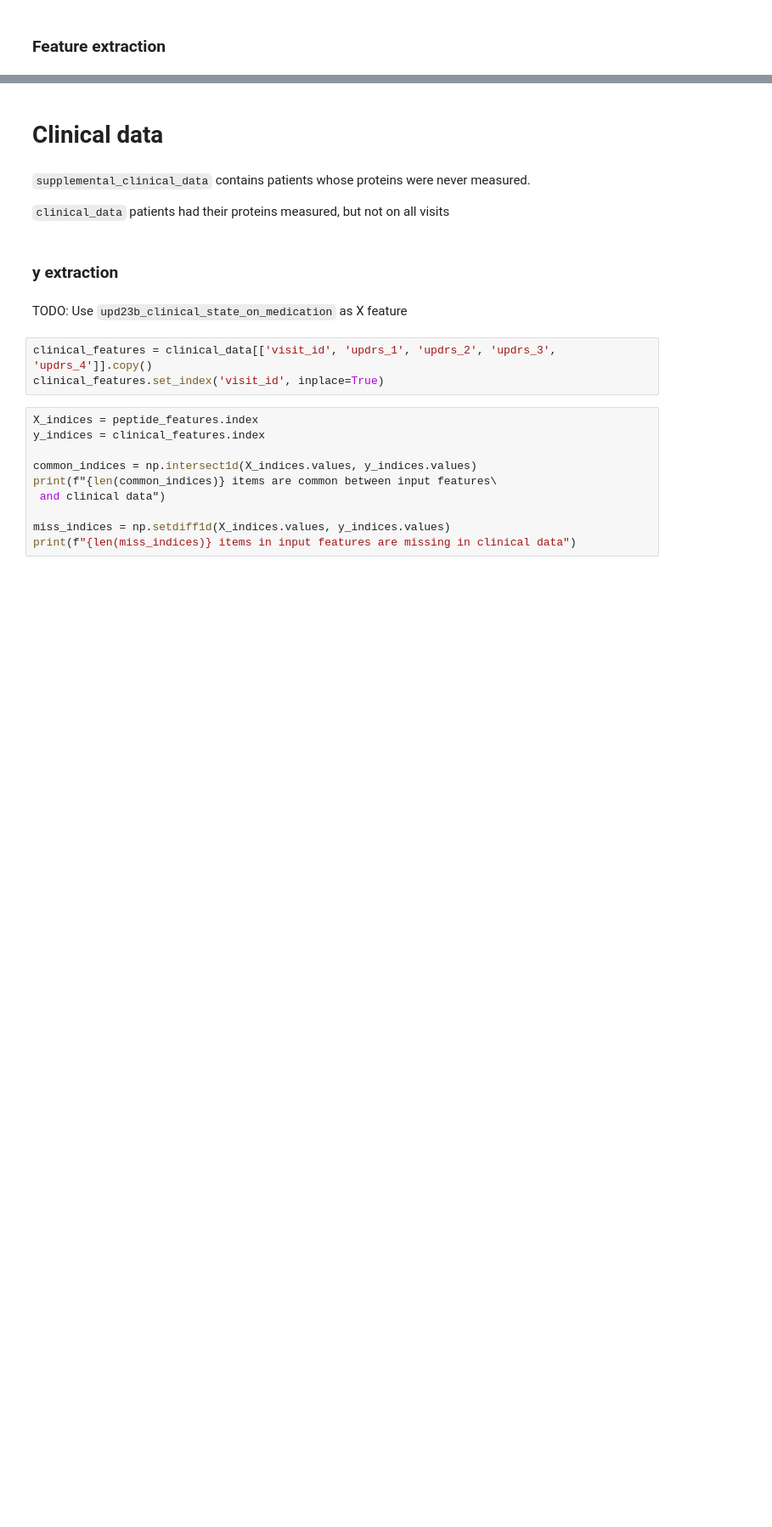
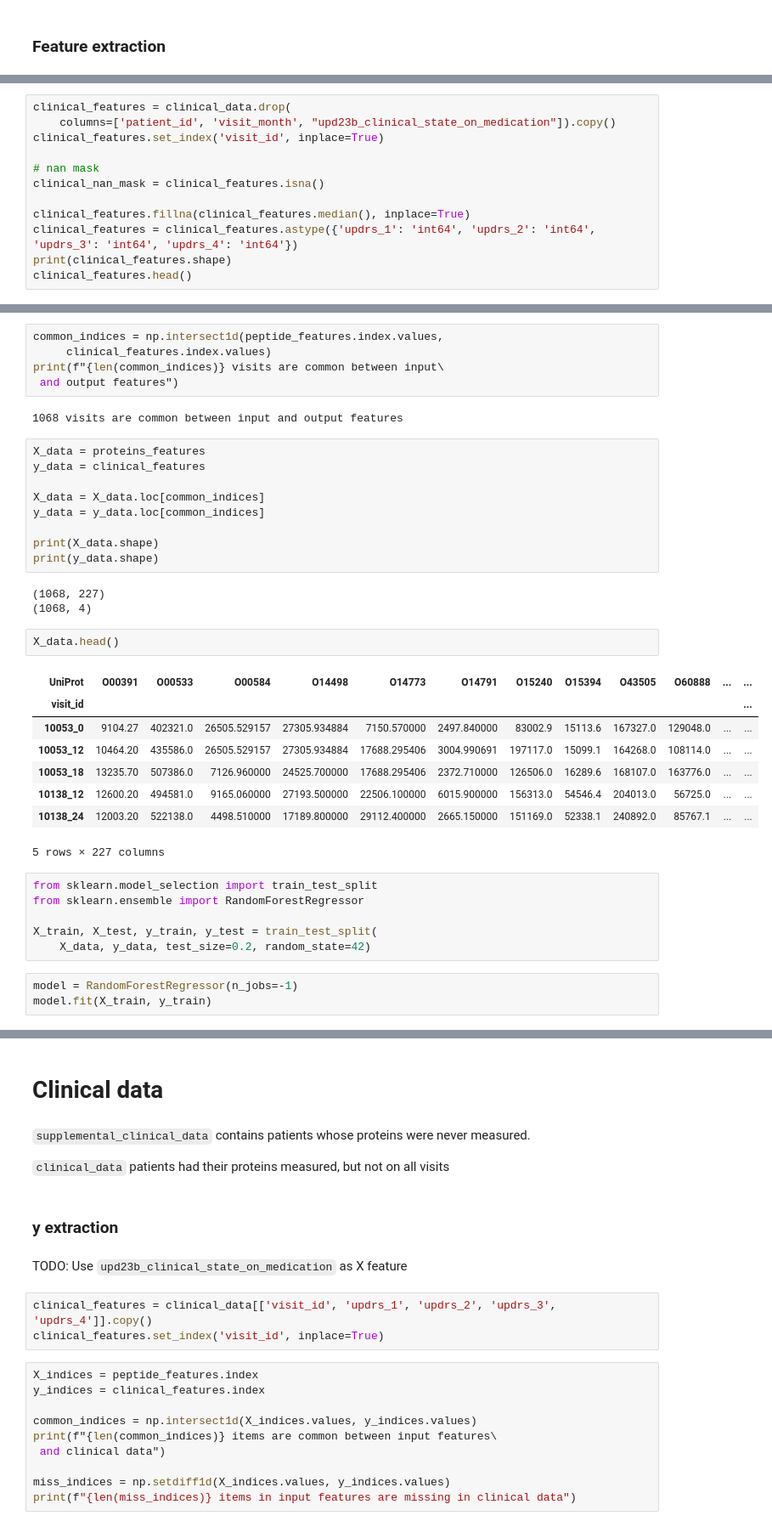
Before and after one commit to prithvidasgupta/si-618-parkinson-prediction, a Jupyter notebook: main.ipynb, the cells around one changed output, grey strips where cells are left out. Shown at 85% size. Cells and saved outputs as stored; diff of their text form; blank space fills up the shorter version.

```diff
--- a/main.ipynb
+++ b/main.ipynb
@@ -105,0 +65,12 @@ X_pca.shape
+# %%
+clinical_features = clinical_data.drop(
+    columns=['patient_id', 'visit_month', "upd23b_clinical_state_on_medication"]).copy()
+clinical_features.set_index('visit_id', inplace=True)
+
+# nan mask
+clinical_nan_mask = clinical_features.isna()
+
+clinical_features.fillna(clinical_features.median(), inplace=True)
+clinical_features = clinical_features.astype({'updrs_1': 'int64', 'updrs_2': 'int64', 'updrs_3': 'int64', 'updrs_4': 'int64'})
+print(clinical_features.shape)
+clinical_features.head()
@@ -105,0 +86,39 @@ X_pca.shape
+# %%
+common_indices = np.intersect1d(peptide_features.index.values,
+     clinical_features.index.values)
+print(f"{len(common_indices)} visits are common between input\
+ and output features")
+# %% [output]
+1068 visits are common between input and output features
+# %%
+X_data = proteins_features
+y_data = clinical_features
+
+X_data = X_data.loc[common_indices]
+y_data = y_data.loc[common_indices]
+
+print(X_data.shape)
+print(y_data.shape)
+# %% [output]
+(1068, 227)
+(1068, 4)
+# %%
+X_data.head()
+# %% [output]
+| UniProt | O00391 | O00533 | O00584 | O14498 | O14773 | O14791 | O15240 | O15394 | O43505 | O60888 | ... | ... |
+| visit_id |  |  |  |  |  |  |  |  |  |  |  | ... |
+| 10053_0 | 9104.27 | 402321.0 | 26505.529157 | 27305.934884 | 7150.570000 | 2497.840000 | 83002.9 | 15113.6 | 167327.0 | 129048.0 | ... | ... |
+| 10053_12 | 10464.20 | 435586.0 | 26505.529157 | 27305.934884 | 17688.295406 | 3004.990691 | 197117.0 | 15099.1 | 164268.0 | 108114.0 | ... | ... |
+| 10053_18 | 13235.70 | 507386.0 | 7126.960000 | 24525.700000 | 17688.295406 | 2372.710000 | 126506.0 | 16289.6 | 168107.0 | 163776.0 | ... | ... |
+| 10138_12 | 12600.20 | 494581.0 | 9165.060000 | 27193.500000 | 22506.100000 | 6015.900000 | 156313.0 | 54546.4 | 204013.0 | 56725.0 | ... | ... |
+| 10138_24 | 12003.20 | 522138.0 | 4498.510000 | 17189.800000 | 29112.400000 | 2665.150000 | 151169.0 | 52338.1 | 240892.0 | 85767.1 | ... | ... |
+5 rows × 227 columns
+# %%
+from sklearn.model_selection import train_test_split
+from sklearn.ensemble import RandomForestRegressor
+
+X_train, X_test, y_train, y_test = train_test_split(
+    X_data, y_data, test_size=0.2, random_state=42)
+# %%
+model = RandomForestRegressor(n_jobs=-1)
+model.fit(X_train, y_train)
```
Also changed, not shown: parts of 17 cells of this notebook, 3 other files.
